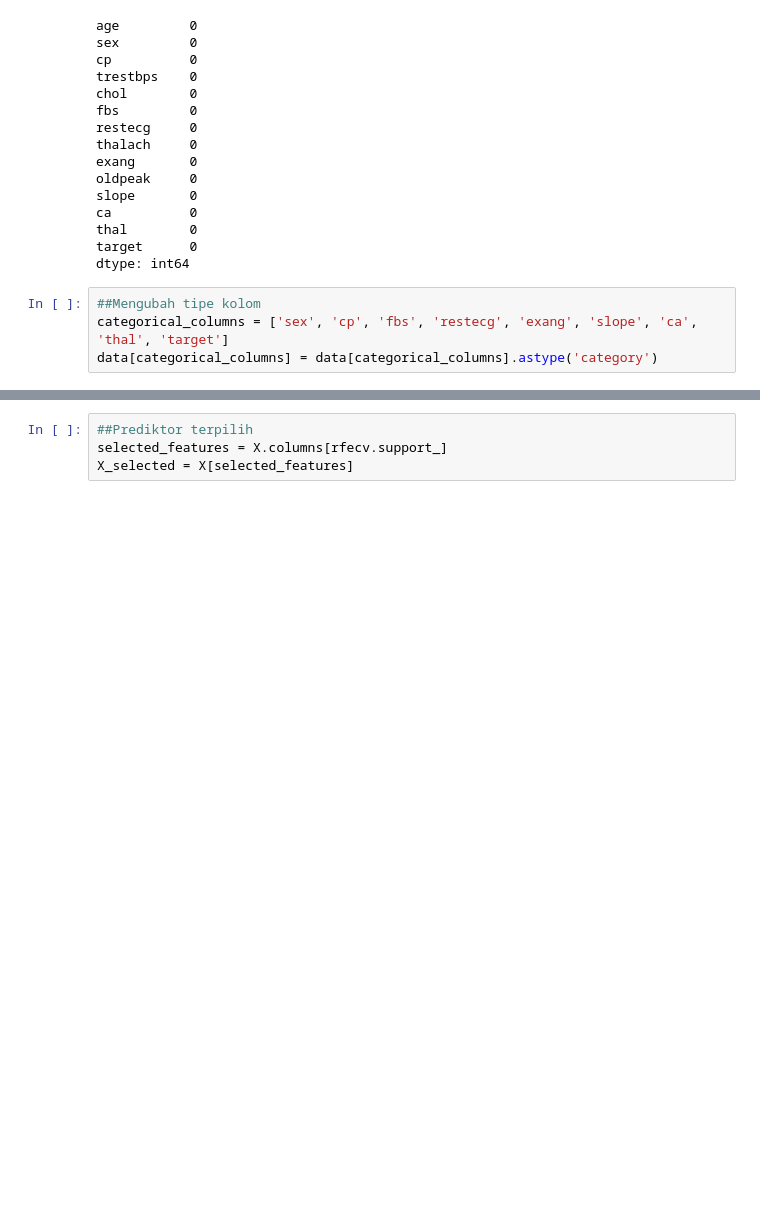
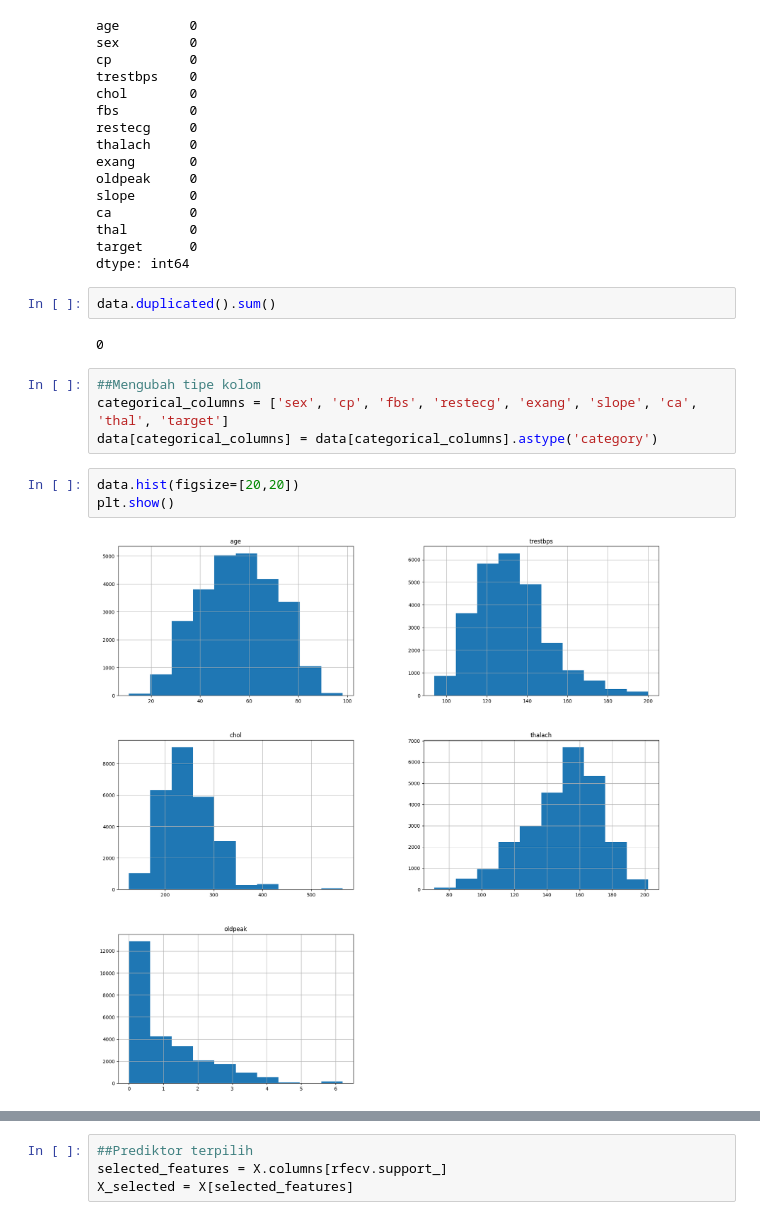
Before and after one commit to Hajranazbytama/tsdn24, a Jupyter notebook: Model_Prediction/hipertensi.ipynb, the cells around one changed output, grey strips where cells are left out. Saved outputs shown, nothing was run; the diff lists cells and outputs as text; blank space fills up the shorter version.

```diff
--- a/Model_Prediction/hipertensi.ipynb
+++ b/Model_Prediction/hipertensi.ipynb
@@ -108,7 +107,16 @@ ca          0
 thal        0
 target      0
 dtype: int64
+# %%
+data.duplicated().sum()
+# %% [output]
+0
 # %%
 ##Mengubah tipe kolom
 categorical_columns = ['sex', 'cp', 'fbs', 'restecg', 'exang', 'slope', 'ca', 'thal', 'target']
 data[categorical_columns] = data[categorical_columns].astype('category')
+# %%
+data.hist(figsize=[20,20])
+plt.show()
+# %% [output]
+[figure, added]
```
Also changed, not shown: parts of 42 cells of this notebook, 4 other files.
